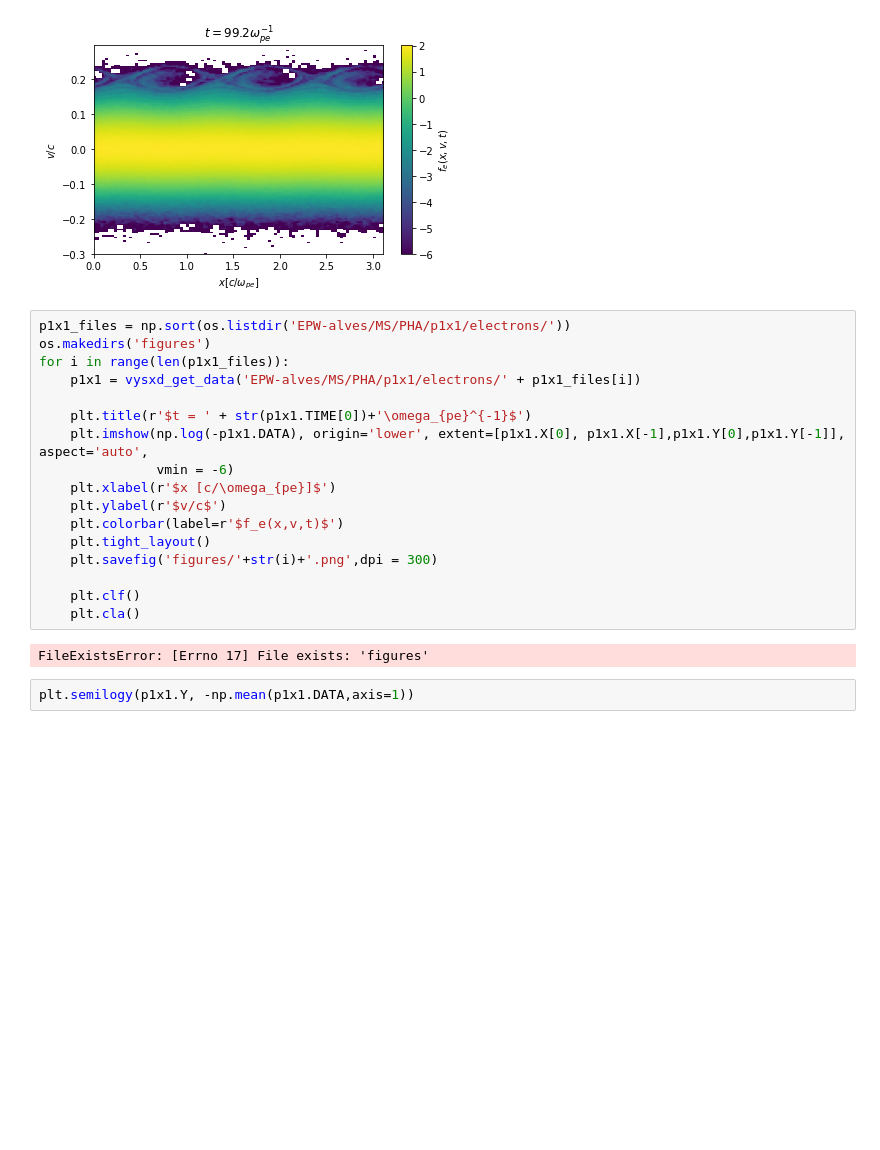
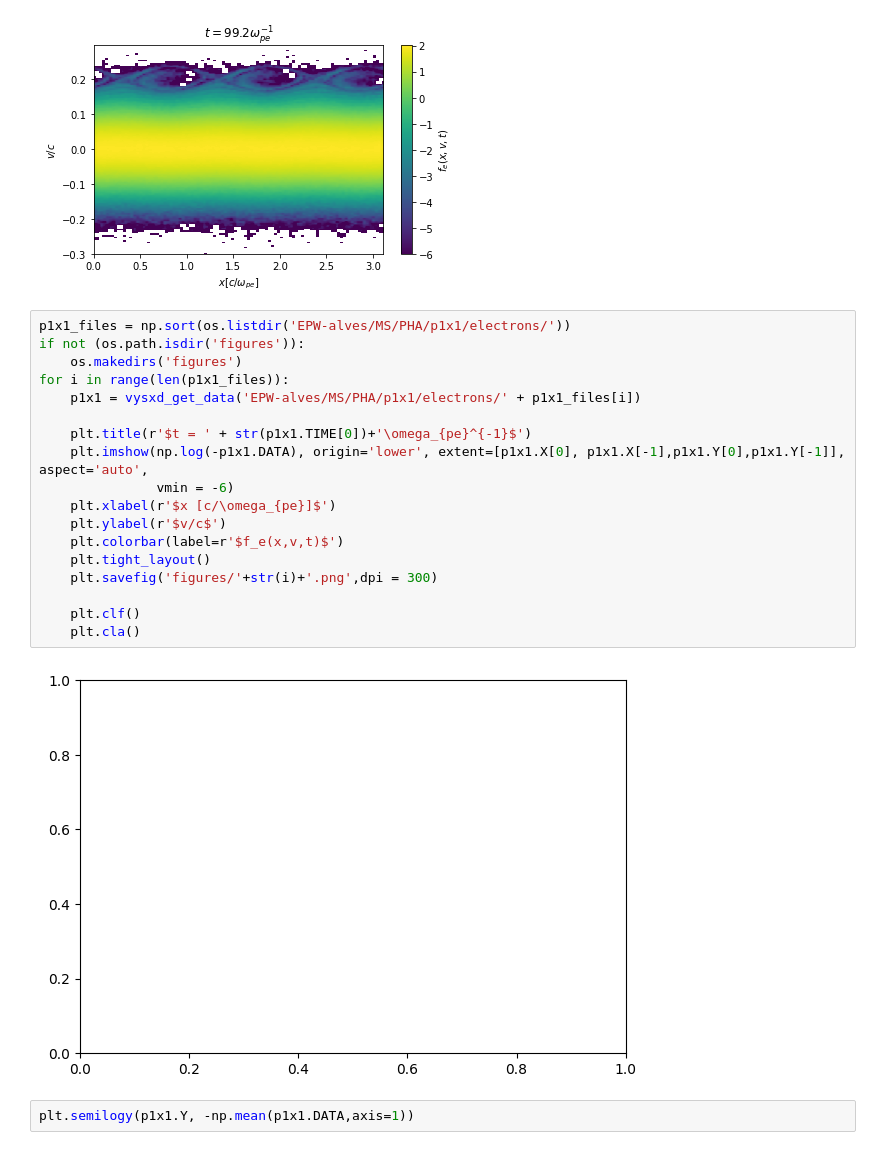
Before and after one commit to dschneidinger/222B_Landau_Damping_2024, a Jupyter notebook: 2-Landau_damping_in_PIC/EPW/analysis_code_homemade.ipynb, the cells around one changed output. Saved outputs shown, nothing was run; the diff lists cells and outputs as text; blank space fills up the shorter version.

```diff
--- a/2-Landau_damping_in_PIC/EPW/analysis_code_homemade.ipynb
+++ b/2-Landau_damping_in_PIC/EPW/analysis_code_homemade.ipynb
@@ -97,23 +95,24 @@ plt.tight_layout()
 [figure]
 # %%
 p1x1_files = np.sort(os.listdir('EPW-alves/MS/PHA/p1x1/electrons/'))
-os.makedirs('figures')
+if not (os.path.isdir('figures')):
+    os.makedirs('figures')
 for i in range(len(p1x1_files)):
     p1x1 = vysxd_get_data('EPW-alves/MS/PHA/p1x1/electrons/' + p1x1_files[i])
 
     plt.title(r'$t = ' + str(p1x1.TIME[0])+'\omega_{pe}^{-1}$')
     plt.imshow(np.log(-p1x1.DATA), origin='lower', extent=[p1x1.X[0], p1x1.X[-1],p1x1.Y[0],p1x1.Y[-1]], aspect='auto',
                vmin = -6)
     plt.xlabel(r'$x [c/\omega_{pe}]$')
     plt.ylabel(r'$v/c$')
     plt.colorbar(label=r'$f_e(x,v,t)$')
     plt.tight_layout()
     plt.savefig('figures/'+str(i)+'.png',dpi = 300)
 
     plt.clf()
     plt.cla()
 # %% [output]
-FileExistsError: [Errno 17] File exists: 'figures'
+[figure, added]
 # %%
 plt.semilogy(p1x1.Y, -np.mean(p1x1.DATA,axis=1))
 # %% [output]
```
Also changed, not shown: parts of 1 cell of this notebook, 1 other file.
